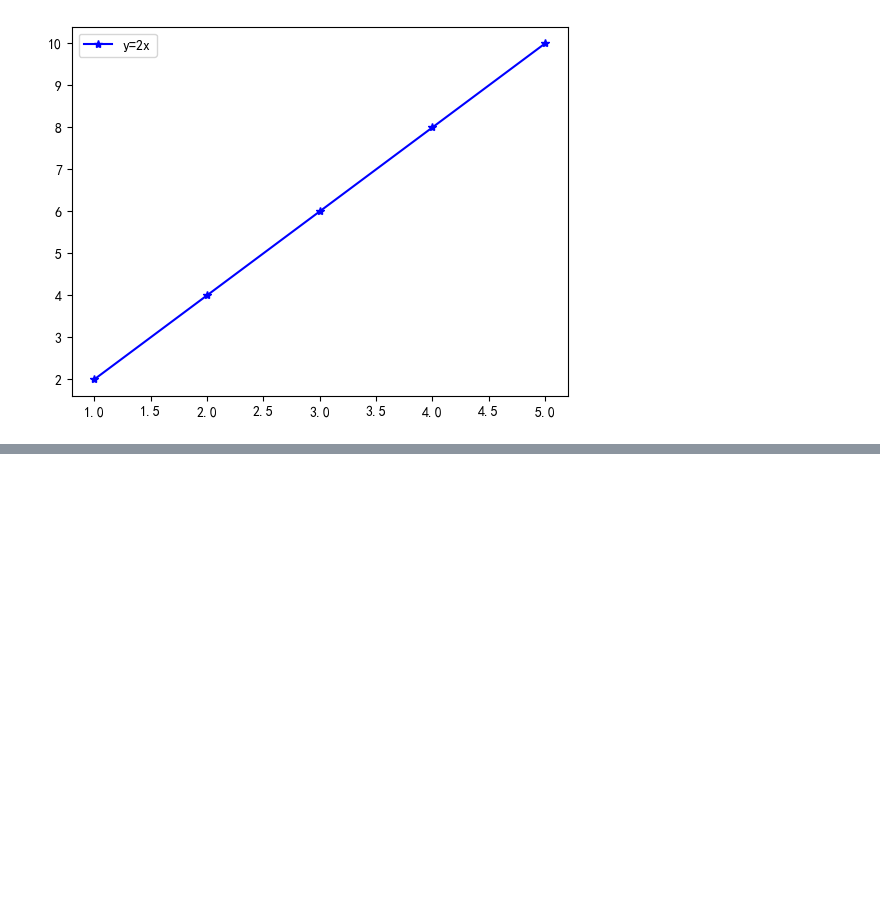
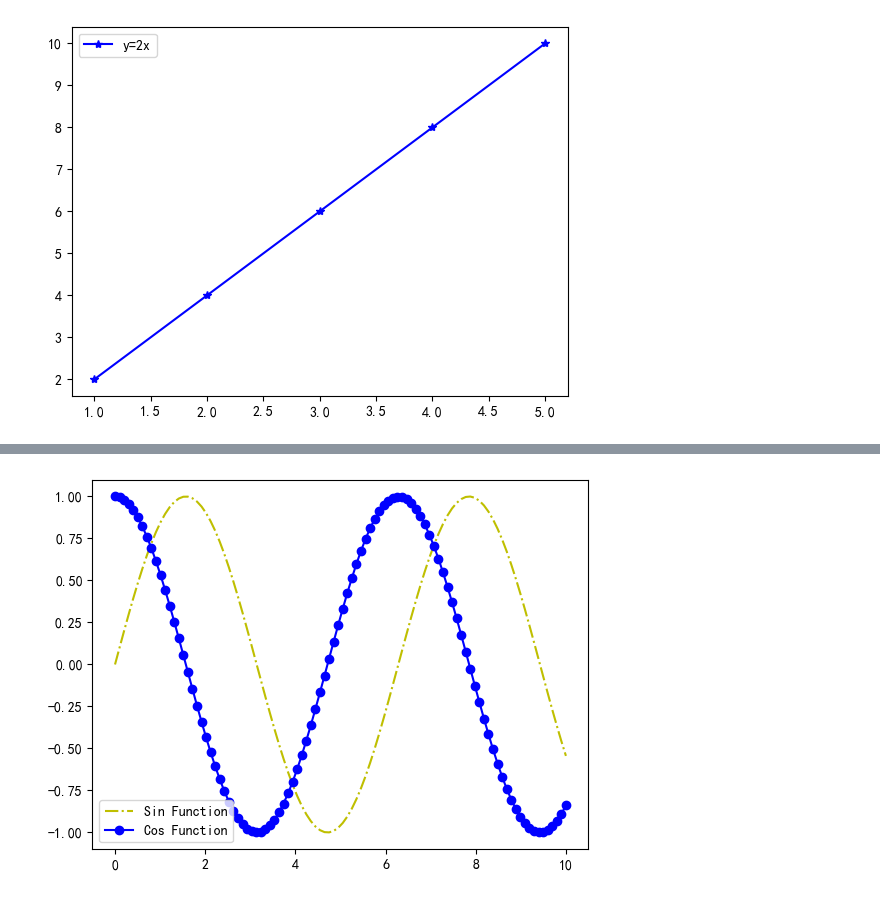
Before and after one commit to BlackTudou/python_trainings, a Jupyter notebook: 08_matplotlib/matplotlib.ipynb, the cells around one changed output, grey strips where cells are left out. Saved outputs shown, nothing was run; the diff lists cells and outputs as text; code cells hidden in the pictures; blank space fills up the shorter version.

```diff
--- a/08_matplotlib/matplotlib.ipynb
+++ b/08_matplotlib/matplotlib.ipynb
@@ -46,0 +114,24 @@ plt.show()
+# %%
+# 绘图属性
+import matplotlib.pyplot as plt
+import numpy as np
+
+# 创建数据
+x = np.linspace(0, 10, 100) # 生成横坐标 x，从0到10，100个等间距点
+y1 = np.sin(x)
+y2 = np.cos(x)
+# 绘制图形
+# 第一个数据系列
+# label='Sin Function' → 图例名称
+# color="y"           → 黄色线条
+# ls="-.“             → 点划线（linestyle）
+plt.plot(x, y1, label='Sin Function',color="y",ls="-.")
+# 第二个数据系列
+# 使用默认颜色和实线
+plt.plot(x, y2, label='Cos Function',color = "b",marker="o")   # o是圆点
+# 显示图例
+plt.legend() # 根据每条曲线的 label 参数生成图例
+# 显示图形
+plt.show()
+# %% [output]
+[figure, added]
```
Also changed, not shown: parts of 23 cells of this notebook, 5 other files.
